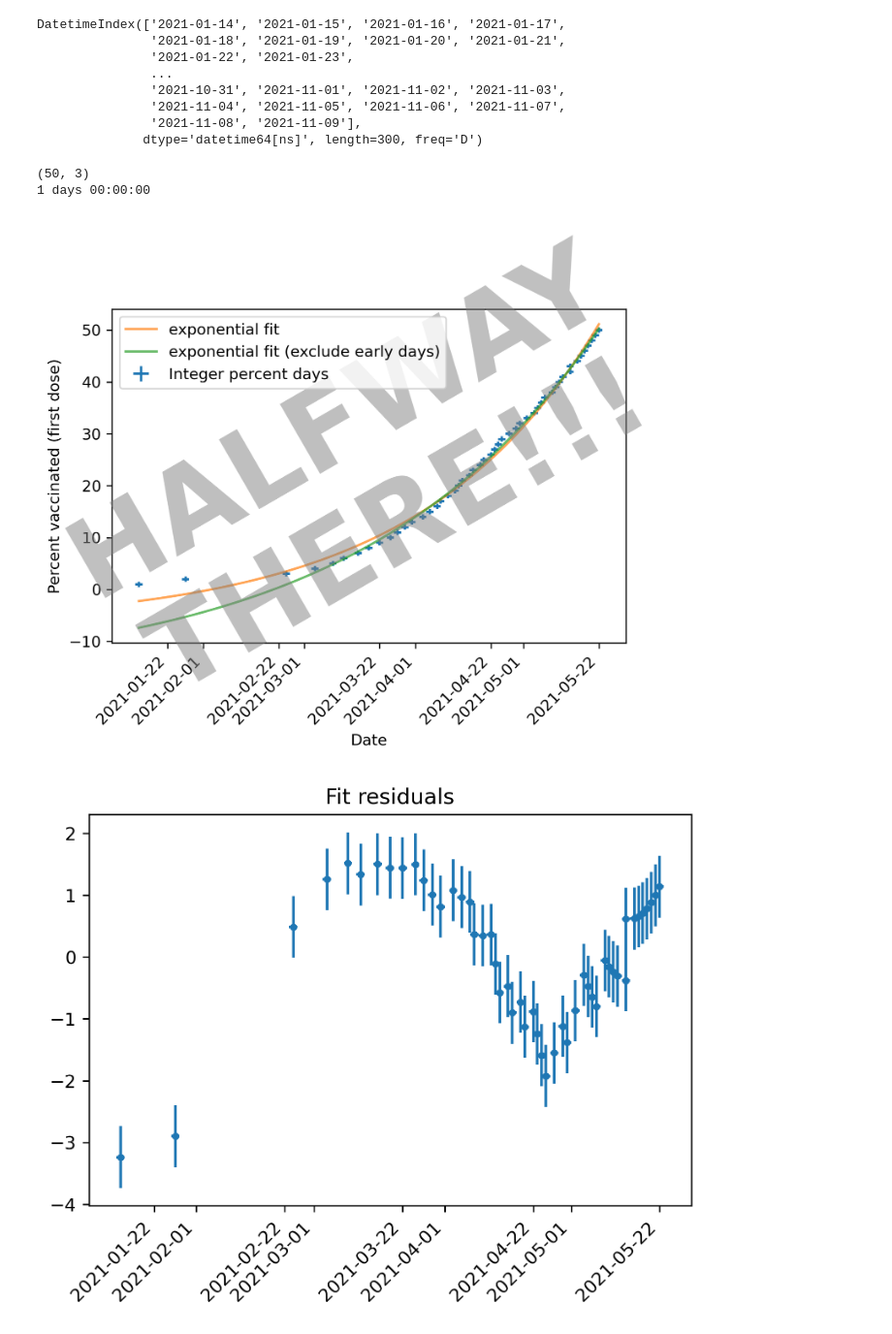
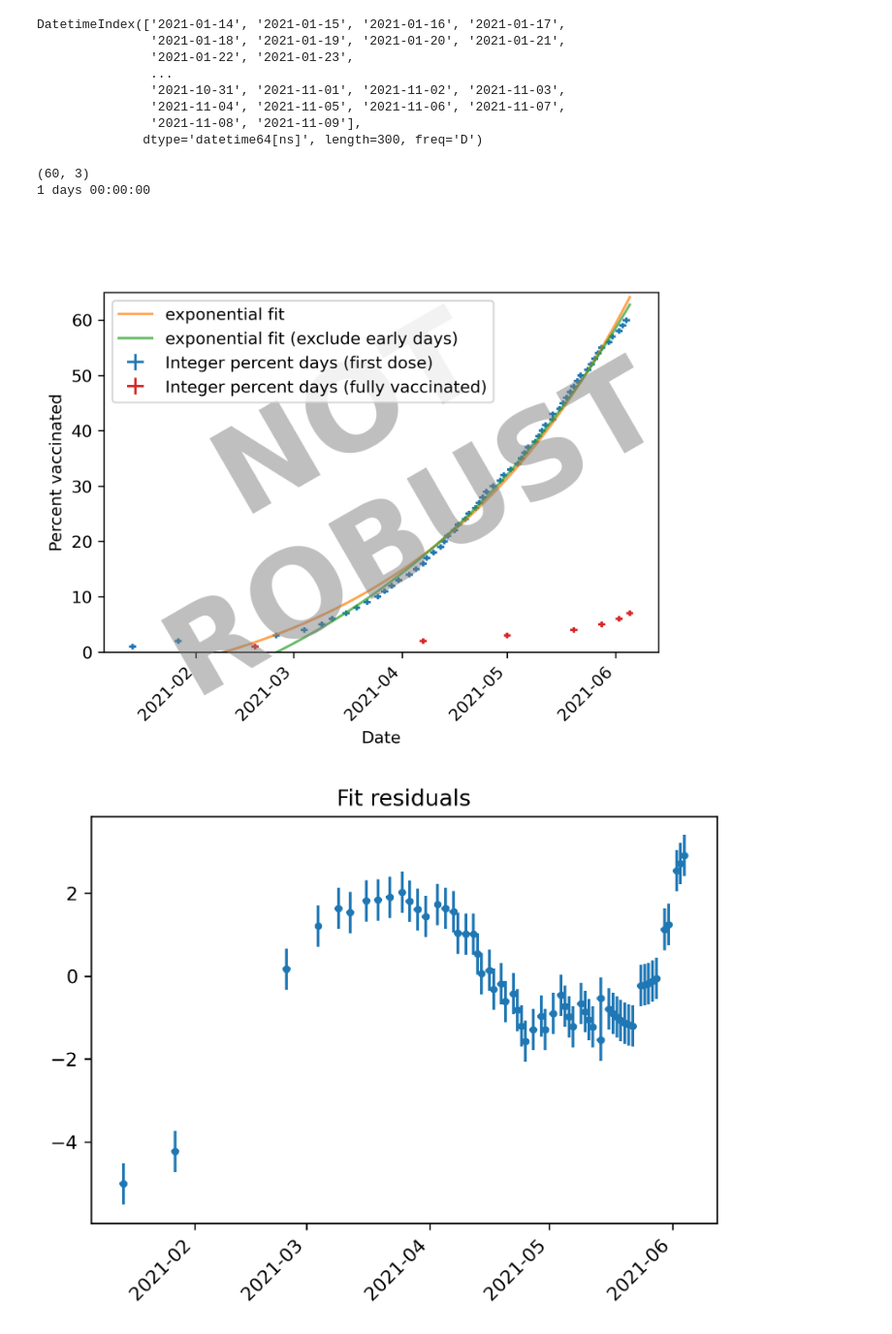
Before and after one commit to ac137/vacc-curvefit, a Jupyter notebook: vacc-curvefit.ipynb, the cells around one changed output. Shown at 97% size. Saved outputs shown, nothing was run; the diff lists cells and outputs as text; code cells hidden in the pictures.

Commit message:
adding fully vaccinated percentages as well (fit eventually maybe once the count goes up; also consider a different fit for the exponential)

```diff
--- a/vacc-curvefit.ipynb
+++ b/vacc-curvefit.ipynb
@@ -130,8 +137,8 @@ DatetimeIndex(['2021-01-14', '2021-01-15', '2021-01-16', '2021-01-17',
                '2021-11-08', '2021-11-09'],
               dtype='datetime64[ns]', length=300, freq='D')
 # %%
-
-lim = 129
+# number of values to include; using matplotlib xlim/ylim is finicky for some reason
+lim = 143
 
 print(df.shape)
 
@@ -140,7 +147,7 @@ print(terr)
 
 fig = plt.figure(dpi=300)
 # df.plot(x='dates', y='percent', style='.',ax=plt.gca())
-plt.errorbar(df['dates'].values, df['percent'].values, yerr=0.5,xerr=terr,fmt=',',label='Integer percent days')
+plt.errorbar(df['dates'].values, df['percent'].values, yerr=0.5,xerr=terr,fmt=',',label='Integer percent days (first dose)')
 # plt.plot(x2[:lim], y_fit[:lim], label='linear fit to log')
 plt.plot(x2[:lim], y_fit_2[:lim], alpha=0.7, label='exponential fit')
 # plt.plot(x2[:lim], y_fit_prev[:lim], alpha=0.7, label='exponential fit (previous day)')
@@ -149,43 +156,45 @@ plt.plot(x2[:lim], y_fit_2[:lim], alpha=0.7, label='exponential fit')
 
 # plt.plot(x2[:lim], y_log_orig_l[:lim], alpha=0.7, label='linear fit to log (up to 15 Mar.)')
 
 
 # plt.plot(x2[:lim],np.ones(len(x2[:lim]))*10)
 plt.plot(x2[:lim], y_fit_excl1[:lim], alpha=0.7, label='exponential fit (exclude early days)')
+plt.errorbar(df2['dates'].values, df2['percent'].values, yerr=0.5,xerr=terr,fmt=',',label='Integer percent days (fully vaccinated)')
+
 plt.xticks(rotation=45,ha='right')
-plt.ylabel('Percent vaccinated (first dose)')
+plt.ylabel('Percent vaccinated')
 plt.xlabel('Date')
 ax = plt.gca()
 plt.legend()
-# ax.text(0.5, 0.5, 'NOT\nROBUST', transform=ax.transAxes,
+ax.text(0.5, 0.5, 'NOT\nROBUST', transform=ax.transAxes,
+        fontsize=72, color='gray', alpha=0.5,
+        ha='center', va='center', rotation='30',fontweight='bold')
+
+# ax.text(0.5, 0.5, '50%!!!', transform=ax.transAxes,
 #         fontsize=72, color='gray', alpha=0.5,
 #         ha='center', va='center', rotation='30',fontweight='bold')
-
-ax.text(0.5, 0.5, 'HALFWAY\nTHERE!!!', transform=ax.transAxes,
-        fontsize=72, color='gray', alpha=0.5,
-        ha='center', va='center', rotation='30',fontweight='bold')
 
 
 
 # plt.savefig('fit_{}_percent'.format(percent[-1]))
-# plt.ylim(0,percent[-1]+1)
+plt.ylim(0,percent[-1]+5)
 plt.show()
 
 
 # residuals
 
 yfit_res = exp_func(x, popt2[0], popt2[1], popt2[2]) - df['percent'].values
 
 fig = plt.figure(dpi=300)
 plt.title('Fit residuals')
 plt.errorbar(df['dates'].values, yfit_res, yerr=0.5,xerr=terr,fmt='.')
 plt.xticks(rotation=45,ha='right')
 plt.show()
 # %% [output]
-(50, 3)
+(60, 3)
 1 days 00:00:00
-[figure, old version]
+[figure, new version]
-[figure, old version]
+[figure, new version]
 # %%
 # fit residuals
 
```
Also changed, not shown: parts of 6 cells of this notebook.
